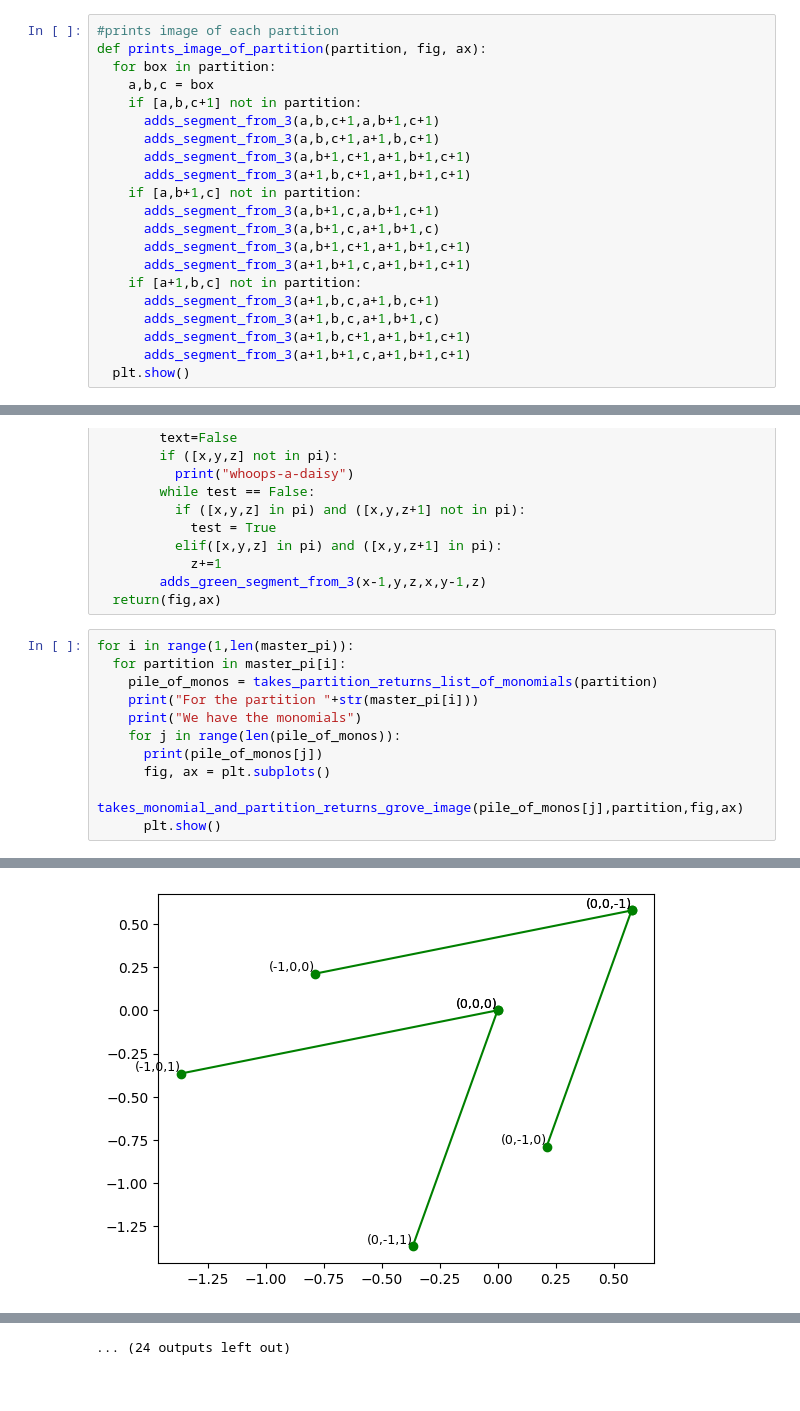
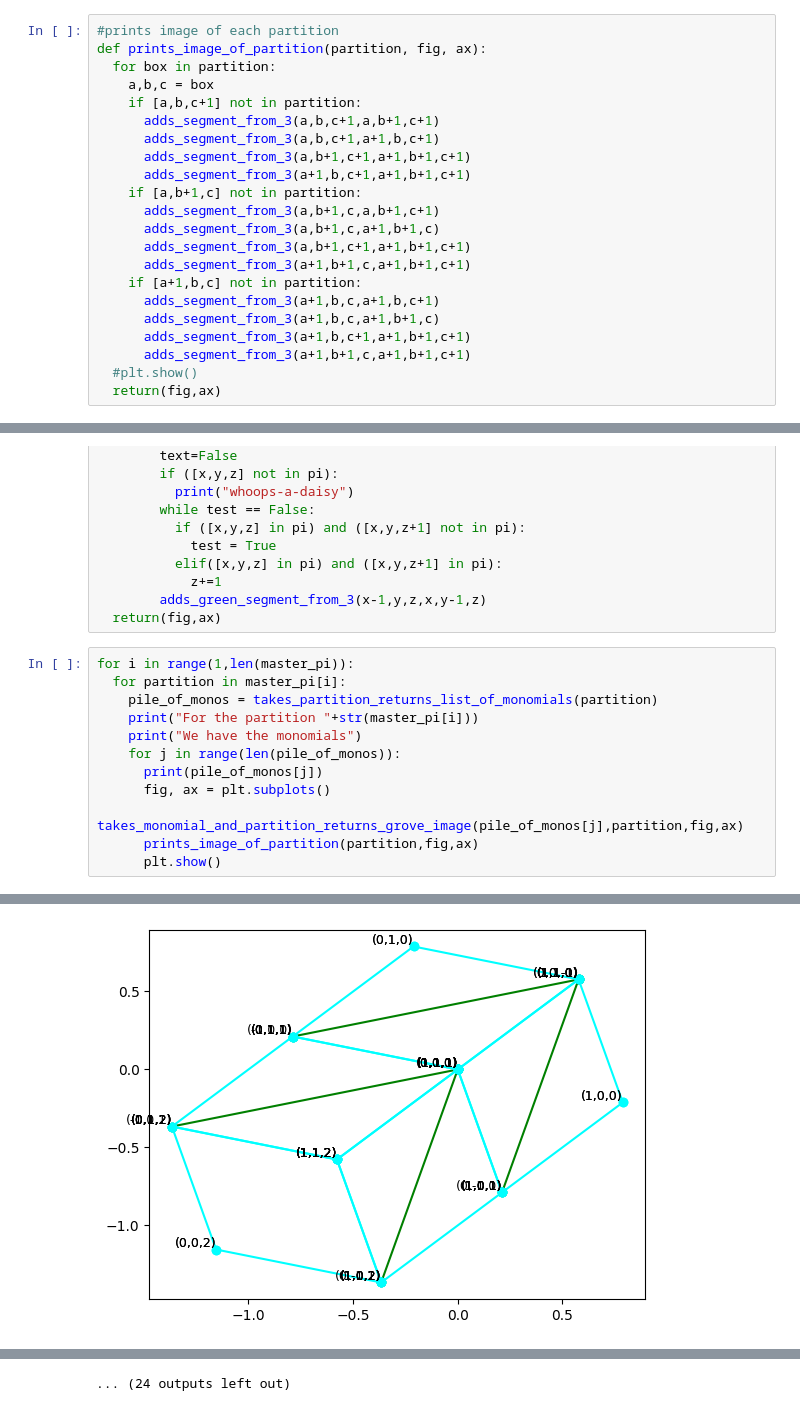
Before and after one commit to megboes/groves-research, a Jupyter notebook: groves.ipynb, the cells around one changed output, grey strips where cells are left out. Cells and saved outputs as stored; diff of their text form.

Commit message:
it's working!!! groves and partitions overlayed, some of the math is wrong, but we're getting close!!!

```diff
--- a/groves.ipynb
+++ b/groves.ipynb
@@ -167,7 +167,8 @@ def prints_image_of_partition(partition, fig, ax):
       adds_segment_from_3(a+1,b,c,a+1,b+1,c)
       adds_segment_from_3(a+1,b,c+1,a+1,b+1,c+1)
       adds_segment_from_3(a+1,b+1,c,a+1,b+1,c+1)
-  plt.show()
+  #plt.show()
+  return(fig,ax)
 # %%
 for i in range(1,len(master_pi)):
   for pi in master_pi[i]:
@@ -439,6 +440,7 @@ for i in range(1,len(master_pi)):
       print(pile_of_monos[j])
       fig, ax = plt.subplots()
       takes_monomial_and_partition_returns_grove_image(pile_of_monos[j],partition,fig,ax)
+      prints_image_of_partition(partition,fig,ax)
       plt.show()
 # %% [output]
 a00*b00 + a00*c00 + b00*c00
@@ -469,22 +471,22 @@ The C coordinates are:
 a00*a01*b00*b01 + a00*a01*b00*c00 + a00*b00*b01*c00 + a00*c00 + b00*c00
 a00*a01*b00*b01
 a00*a01*b00*c00
 a00*b00*b01*c00
 a00*c00
 b00*c00
 [a00*a01*b00*b01, a00*a01*b00*c00, a00*b00*b01*c00, a00*c00, b00*c00]
 For the partition [[[0, 0, 0], [0, 0, 1]], [[0, 0, 0], [0, 1, 0]], [[0, 0, 0], [1, 0, 0]]]
 We have the monomials
 a00*a01*b00*b01
 The A coordinates are:
 0 0 0
 The A coordinates are:
 0 0 1
 The B coordinates are:
 0 0 0
 The B coordinates are:
 0 0 1
-[figure, old version]
+[figure, new version]
 a00*a01*b00*c00
 The A coordinates are:
 0 0 0
```
Also changed, not shown: parts of 3 cells of this notebook.
